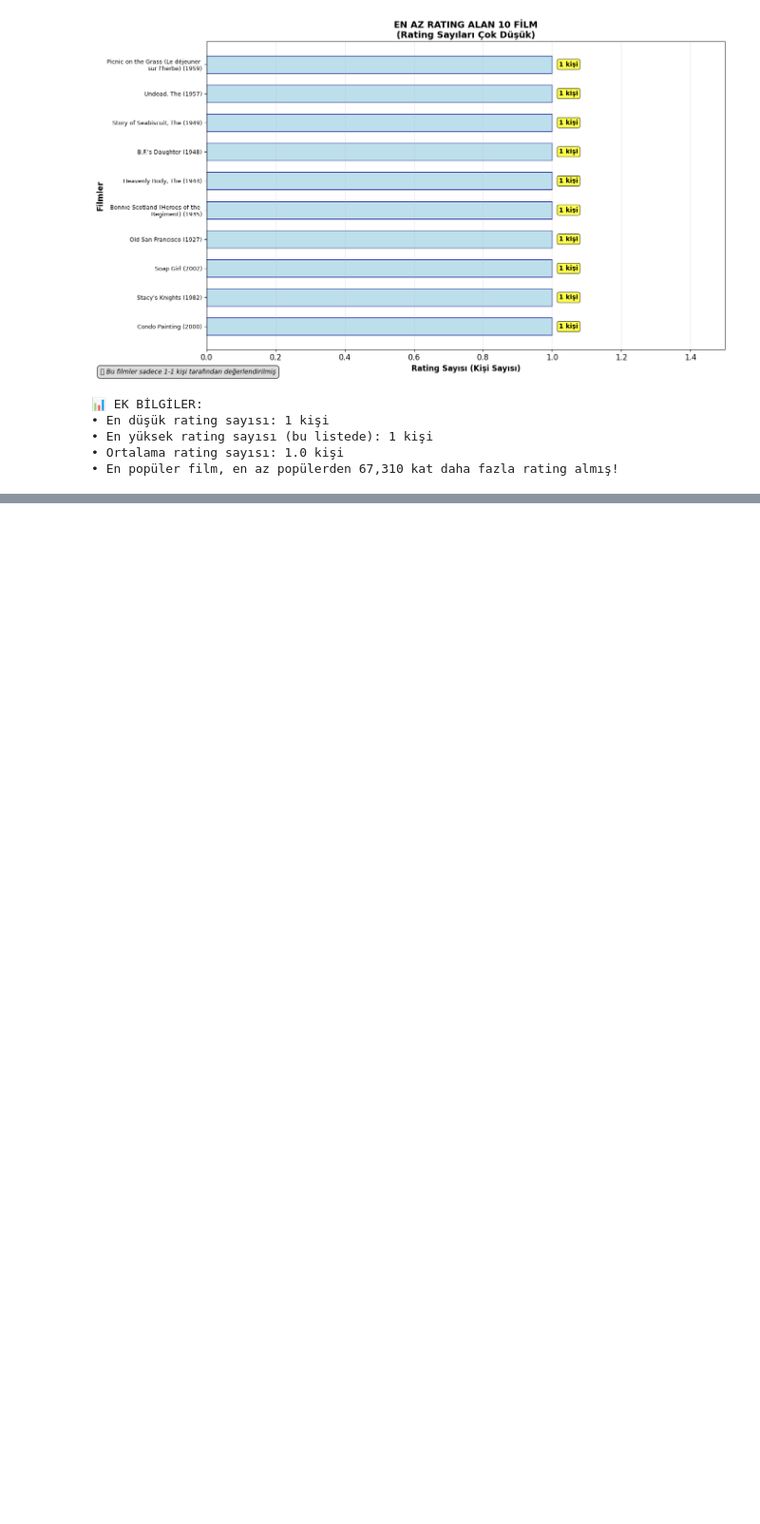
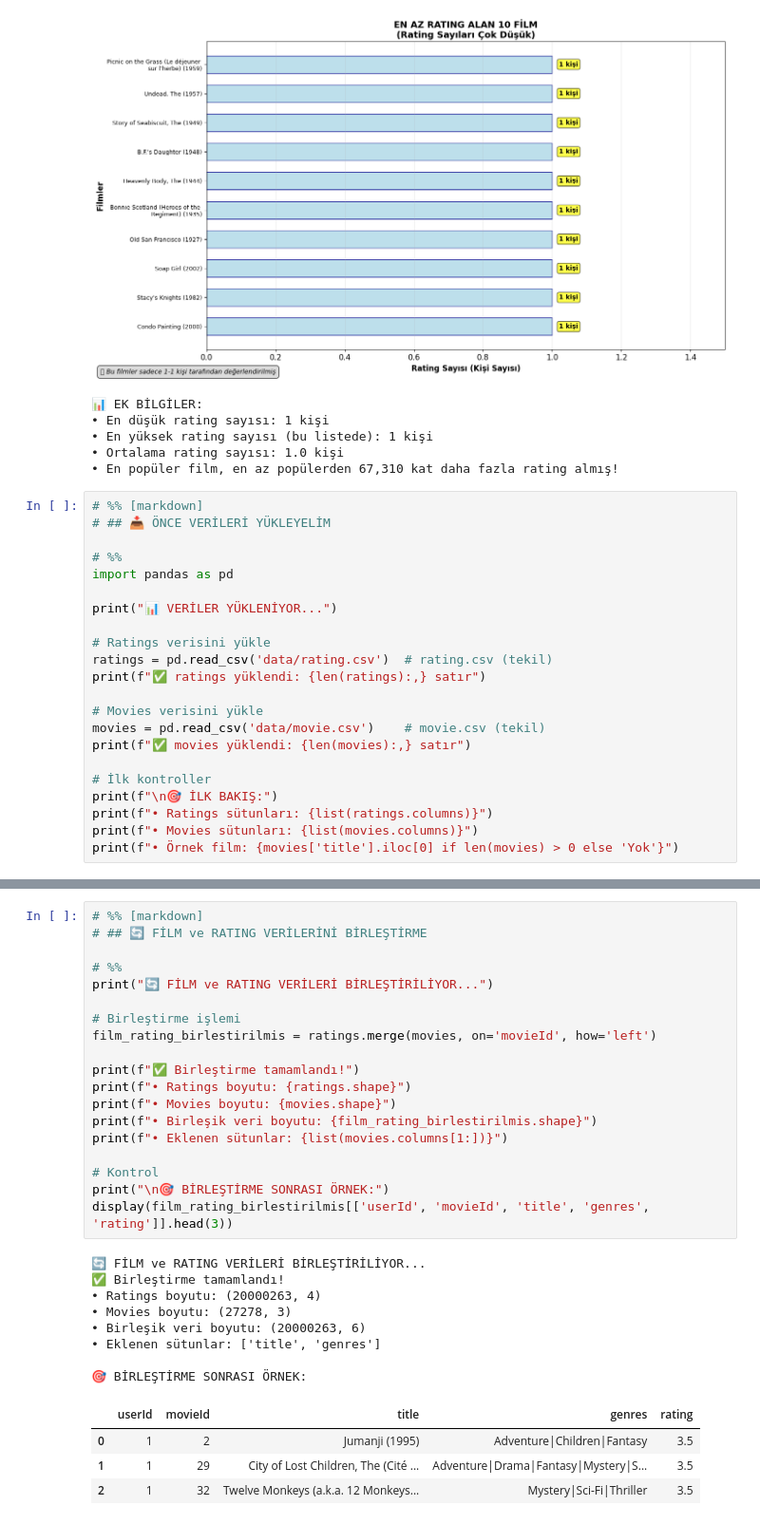
Before and after one commit to KinacAhmett/MovieRecommender, a Jupyter notebook: dataAnalyze.ipynb, the cells around one changed output, grey strips where cells are left out. Shown: that part at 95% size. Cells and saved outputs as stored; diff of their text form; blank space fills up the shorter version.

Commit message:
Update: Data analysis notebook with additional findings

```diff
--- a/dataAnalyze.ipynb
+++ b/dataAnalyze.ipynb
@@ -708,3 +708,25 @@ Name: count, dtype: int64
 • En yüksek rating sayısı (bu listede): 1 kişi
 • Ortalama rating sayısı: 1.0 kişi
 • En popüler film, en az popülerden 67,310 kat daha fazla rating almış!
+# %%
+# %% [markdown]
+# ## 📥 ÖNCE VERİLERİ YÜKLEYELİM
+
+# %%
+import pandas as pd
+
+print("📊 VERİLER YÜKLENİYOR...")
+
+# Ratings verisini yükle
+ratings = pd.read_csv('data/rating.csv')  # rating.csv (tekil)
+print(f"✅ ratings yüklendi: {len(ratings):,} satır")
+
+# Movies verisini yükle
+movies = pd.read_csv('data/movie.csv')    # movie.csv (tekil)
+print(f"✅ movies yüklendi: {len(movies):,} satır")
+
+# İlk kontroller
+print(f"\n🎯 İLK BAKIŞ:")
+print(f"• Ratings sütunları: {list(ratings.columns)}")
+print(f"• Movies sütunları: {list(movies.columns)}")
+print(f"• Örnek film: {movies['title'].iloc[0] if len(movies) > 0 else 'Yok'}")
@@ -710,0 +742,32 @@ Name: count, dtype: int64
+# %%
+# %% [markdown]
+# ## 🔄 FİLM ve RATING VERİLERİNİ BİRLEŞTİRME
+
+# %%
+print("🔄 FİLM ve RATING VERİLERİ BİRLEŞTİRİLİYOR...")
+
+# Birleştirme işlemi
+film_rating_birlestirilmis = ratings.merge(movies, on='movieId', how='left')
+
+print(f"✅ Birleştirme tamamlandı!")
+print(f"• Ratings boyutu: {ratings.shape}")
+print(f"• Movies boyutu: {movies.shape}")
+print(f"• Birleşik veri boyutu: {film_rating_birlestirilmis.shape}")
+print(f"• Eklenen sütunlar: {list(movies.columns[1:])}")
+
+# Kontrol
+print("\n🎯 BİRLEŞTİRME SONRASI ÖRNEK:")
+display(film_rating_birlestirilmis[['userId', 'movieId', 'title', 'genres', 'rating']].head(3))
+# %% [output]
+🔄 FİLM ve RATING VERİLERİ BİRLEŞTİRİLİYOR...
+✅ Birleştirme tamamlandı!
+• Ratings boyutu: (20000263, 4)
+• Movies boyutu: (27278, 3)
+• Birleşik veri boyutu: (20000263, 6)
+• Eklenen sütunlar: ['title', 'genres']
+
+🎯 BİRLEŞTİRME SONRASI ÖRNEK:
+|  | userId | movieId | title | genres | rating |
+| 0 | 1 | 2 | Jumanji (1995) | Adventure|Children|Fantasy | 3.5 |
+| 1 | 1 | 29 | City of Lost Children, The (Cité ... | Adventure|Drama|Fantasy|Mystery|S... | 3.5 |
+| 2 | 1 | 32 | Twelve Monkeys (a.k.a. 12 Monkeys... | Mystery|Sci-Fi|Thriller | 3.5 |
```
Also changed, not shown: parts of 8 cells of this notebook.
